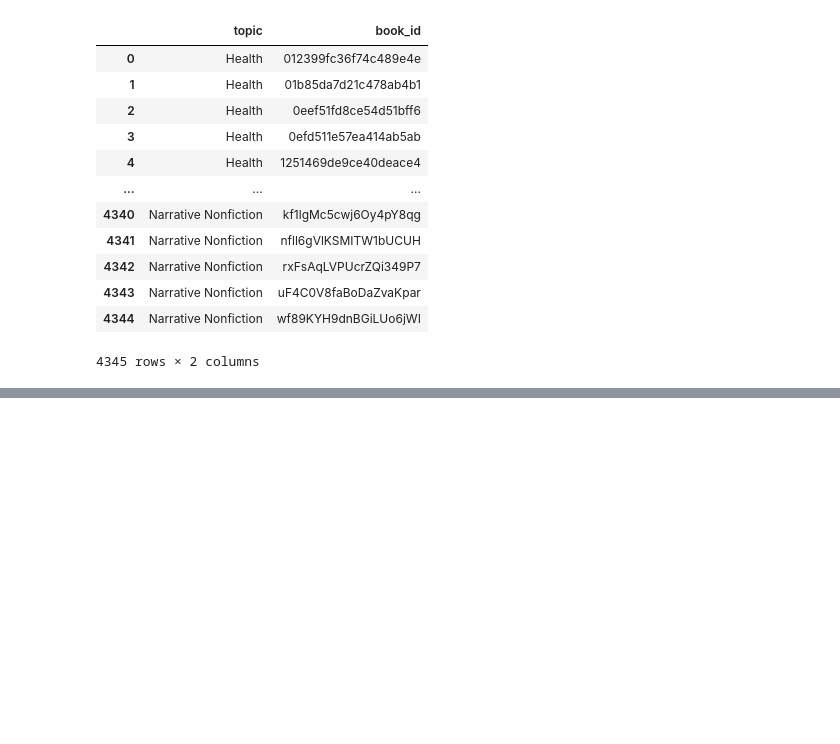
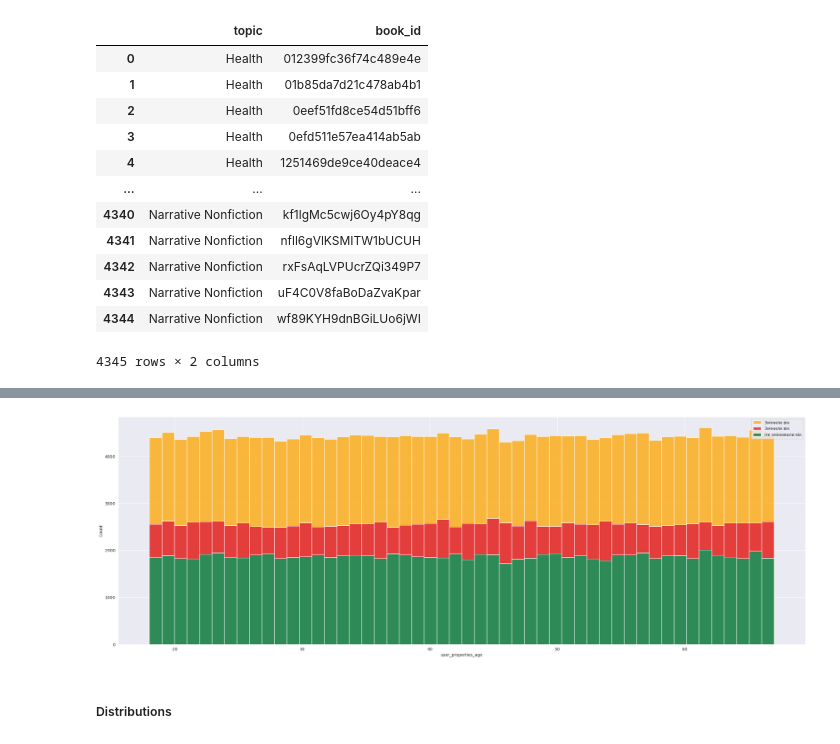
Before and after one commit to PavloKukurik/Test_task_PA_Headway, a Jupyter notebook: test.ipynb, the cells around one changed output, grey strips where cells are left out. Drawn from its saved outputs; the diff is of its cells as text; code cells hidden in the pictures; blank space fills up the shorter version.

```diff
--- a/test.ipynb
+++ b/test.ipynb
@@ -300,0 +298,9 @@ Column: book_id, type: object
+# %%
+df_copy = df_cleaned.copy()
+df_copy["previous_age"] = df_copy.groupby("user_id")["user_properties_age"].shift(1)
+users_with_age_changes = df_copy[df_copy["user_properties_age"] != df_copy["previous_age"]].dropna()
+users_with_changes_ids = users_with_age_changes["user_id"].unique()
+users_with_age_changes = df_copy[df_copy["user_id"].isin(users_with_changes_ids)]
+users_without_age_changes = df_copy[~df_copy["user_id"].isin(users_with_changes_ids)]
+
+users_with_age_changes
@@ -300,0 +321,10 @@ Column: book_id, type: object
+# %%
+sns.histplot(df_cleaned.drop_duplicates(subset="user_id")["user_properties_age"], bins=50, color="orange", label="Змінили вік")
+sns.histplot(users_without_age_changes.drop_duplicates(subset="user_id")["user_properties_age"], bins=50, color="crimson", label="Змінили вік")
+sns.histplot(users_with_age_changes.drop_duplicates(subset="user_id")["user_properties_age"], bins=50, color="seagreen", label="Не змінювали вік", alpha=1)
+plt.legend()
+plt.show()
+# %% [output]
+[figure, added]
+# %% [markdown]
+##### Distributions
```
Also changed, not shown: parts of 74 cells of this notebook, 1 other file.
